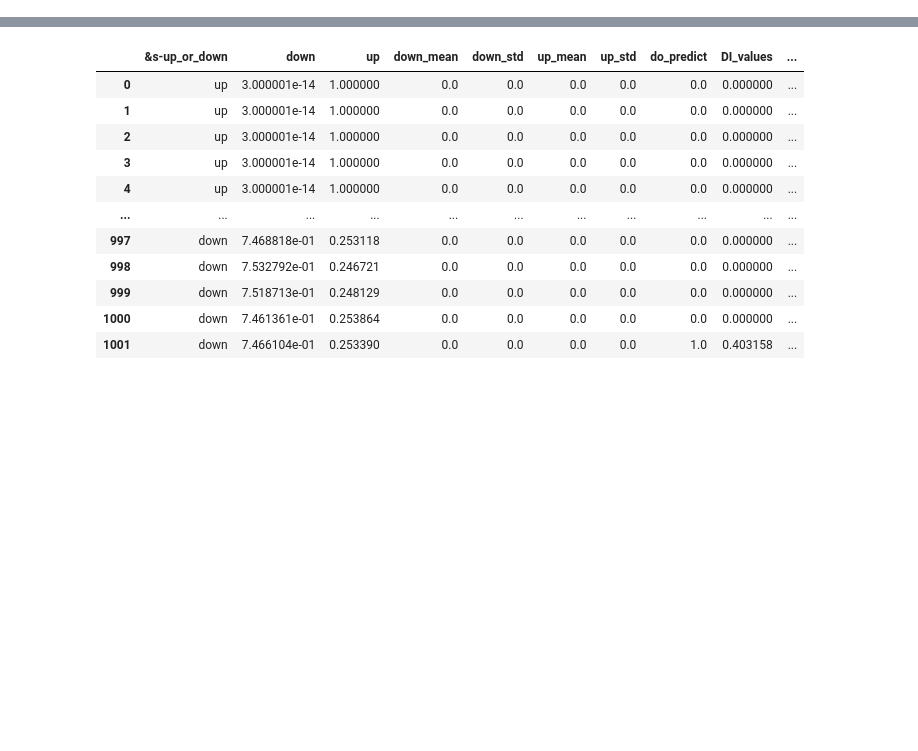
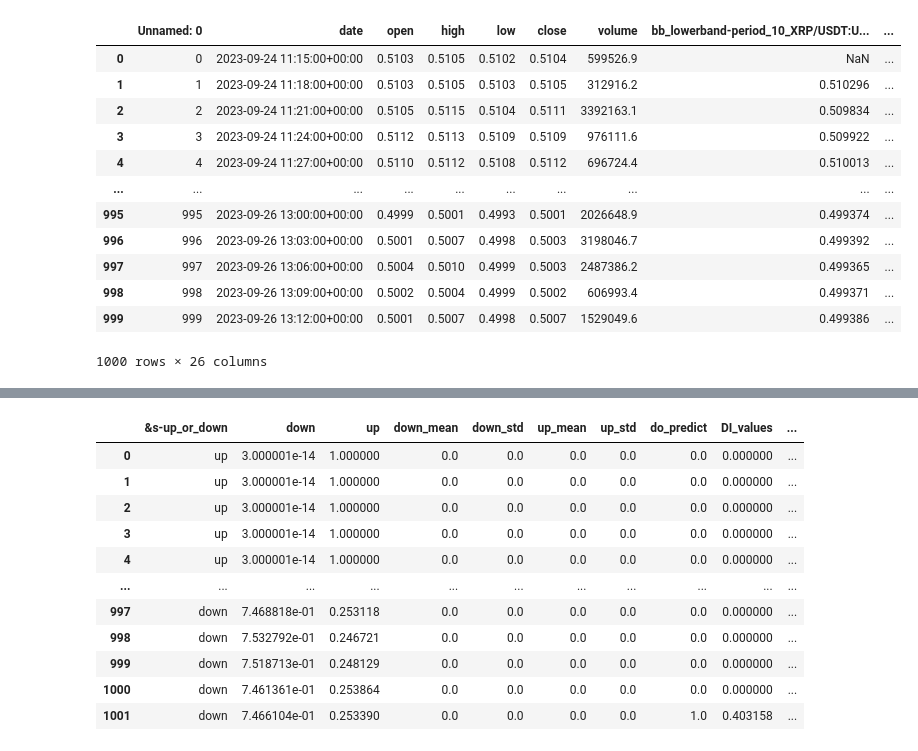
Before and after one commit to hamidreza07/freqtrade, a Jupyter notebook: 1.ipynb, the cells around one changed output, grey strips where cells are left out. Drawn from its saved outputs; the diff is of its cells as text; code cells hidden in the pictures; blank space fills up the shorter version.

```diff
--- a/1.ipynb
+++ b/1.ipynb
@@ -21,2 +21,19 @@ model2['BTC/USDT:USDT']
 1001 rows × 7 columns
+# %%
+import pandas as pd
+pd.read_csv(r'set_freqai_targets.csv')
+# %% [output]
+|  | Unnamed: 0 | date | open | high | low | close | volume | bb_lowerband-period_10_XRP/USDT:U... | ... |
+| 0 | 0 | 2023-09-24 11:15:00+00:00 | 0.5103 | 0.5105 | 0.5102 | 0.5104 | 599526.9 | NaN | ... |
+| 1 | 1 | 2023-09-24 11:18:00+00:00 | 0.5103 | 0.5105 | 0.5103 | 0.5105 | 312916.2 | 0.510296 | ... |
+| 2 | 2 | 2023-09-24 11:21:00+00:00 | 0.5105 | 0.5115 | 0.5104 | 0.5111 | 3392163.1 | 0.509834 | ... |
+| 3 | 3 | 2023-09-24 11:24:00+00:00 | 0.5112 | 0.5113 | 0.5109 | 0.5109 | 976111.6 | 0.509922 | ... |
+| 4 | 4 | 2023-09-24 11:27:00+00:00 | 0.5110 | 0.5112 | 0.5108 | 0.5112 | 696724.4 | 0.510013 | ... |
+| ... | ... | ... | ... | ... | ... | ... | ... | ... | ... |
+| 995 | 995 | 2023-09-26 13:00:00+00:00 | 0.4999 | 0.5001 | 0.4993 | 0.5001 | 2026648.9 | 0.499374 | ... |
+| 996 | 996 | 2023-09-26 13:03:00+00:00 | 0.5001 | 0.5007 | 0.4998 | 0.5003 | 3198046.7 | 0.499392 | ... |
+| 997 | 997 | 2023-09-26 13:06:00+00:00 | 0.5004 | 0.5010 | 0.4999 | 0.5003 | 2487386.2 | 0.499365 | ... |
+| 998 | 998 | 2023-09-26 13:09:00+00:00 | 0.5002 | 0.5004 | 0.4999 | 0.5002 | 606993.4 | 0.499371 | ... |
+| 999 | 999 | 2023-09-26 13:12:00+00:00 | 0.5001 | 0.5007 | 0.4998 | 0.5007 | 1529049.6 | 0.499386 | ... |
+1000 rows × 26 columns
 # %%
```
Also changed, not shown: parts of 2 cells of this notebook, 9 other files.
